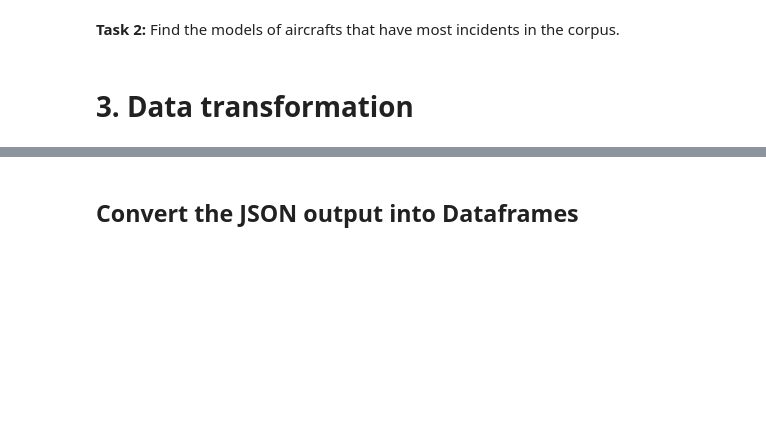
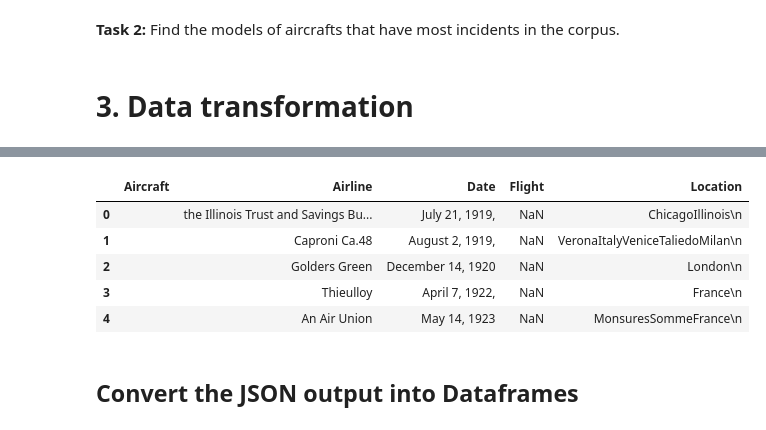
Before and after one commit to ChenRIT/BigGorilla-Assignments-, a Jupyter notebook: Koko/data_prep.ipynb, the cells around one changed output, grey strips where cells are left out. Cells and saved outputs as stored; diff of their text form; code cells hidden in the pictures; blank space fills up the shorter version.

```diff
--- a/Koko/data_prep.ipynb
+++ b/Koko/data_prep.ipynb
@@ -338,8 +319,0 @@ Let's take a look at the JSON output.
-# %%
-import jsonpickle
-
-with open("aviation.json") as ifile:
-    json_doc = ifile.read()
-
-doc = jsonpickle.decode(json_doc)
-doc['document']
@@ -347,0 +340,31 @@ doc['document']
+# %%
+import pandas as pd
+import spacy
+
+nlp = spacy.load('en')
+
+df = pd.DataFrame(columns=['Date', 'Airline', 'Aircraft', 'Location'])
+# We could add the field of 'Aircraft'. But that could be tricky.
+
+incidents = []
+with open('./data/aviation_incidents_cleaned.txt') as myfile:
+    for line in myfile:
+        doc = nlp(line)
+        icd = {'Date':'', 'Airline':'', 'Aircraft':'', 'Location':''}
+        for ent in doc.ents:
+            if ent.label_ == u'DATE':
+                # Get the date
+                icd['Date'] = ent.text
+            elif ent.label_ == u'ORG':
+                # Get the organization
+                icd['Airline'] = ent.text
+            elif ent.label_ == u'PRODUCT' and 'Flight' in ent.text:
+                # Get the flight number
+                icd['Flight'] = ent.text
+            elif ent.label_ == u'GPE':
+                # Get the location
+                icd['Location'] += ent.text
+        incidents.append(icd)
+
+df = pd.DataFrame(incidents)
+df.head
@@ -348,3 +389,12 @@ doc['document']
+# %%
+df.head(5)
+# %% [output]
+|  | Aircraft | Airline | Date | Flight | Location |
+| 0 |  | the Illinois Trust and Savings Bu... | July 21, 1919, | NaN | ChicagoIllinois\n |
+| 1 |  | Caproni Ca.48 | August 2, 1919, | NaN | VeronaItalyVeniceTaliedoMilan\n |
+| 2 |  | Golders Green | December 14, 1920 | NaN | London\n |
+| 3 |  | Thieulloy | April 7, 1922, | NaN | France\n |
+| 4 |  | An Air Union | May 14, 1923 | NaN | MonsuresSommeFrance\n |
 # %% [markdown]
 ## Convert the JSON output into Dataframes
 # %% [markdown]
```
Also changed, not shown: parts of 14 cells of this notebook.
